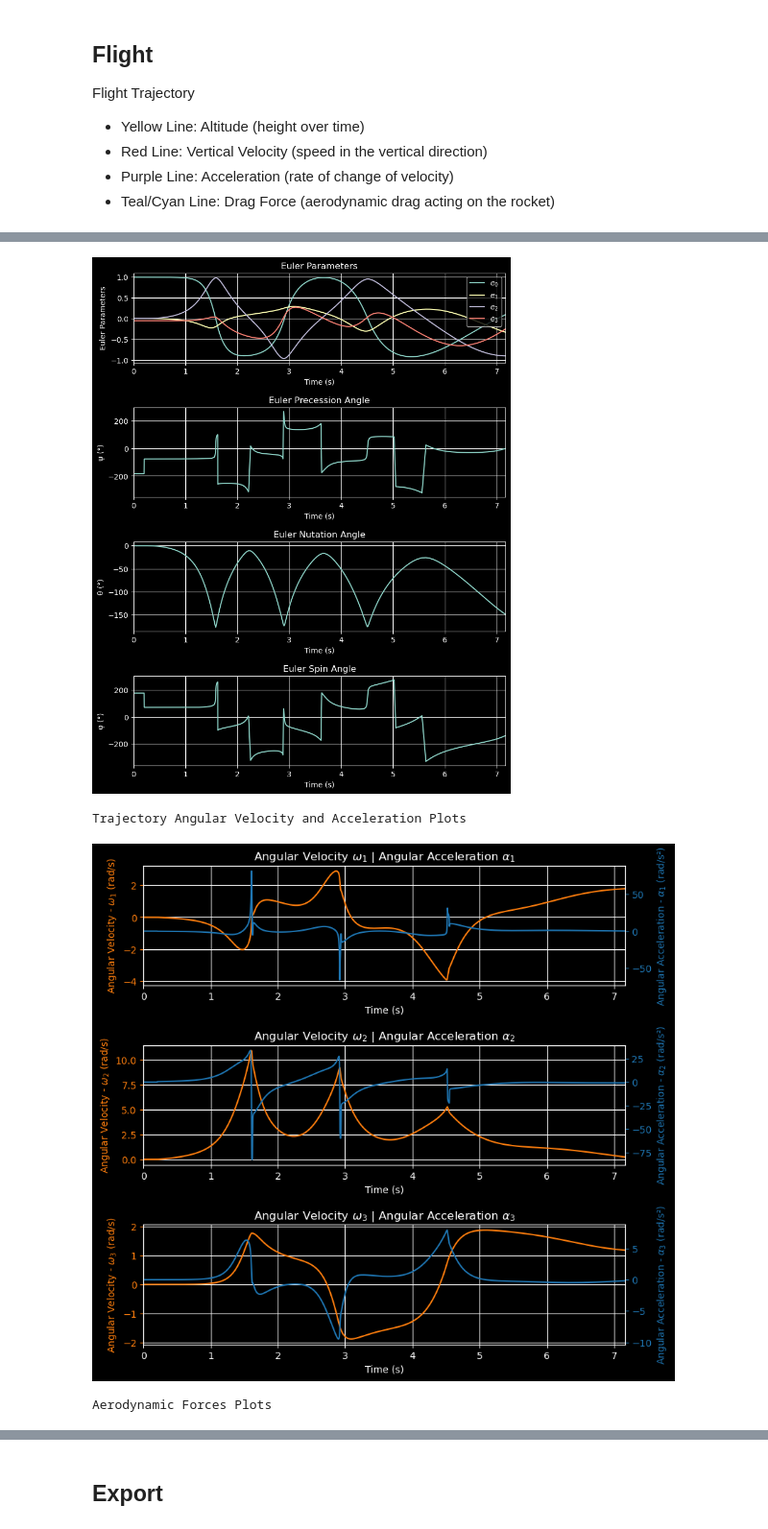
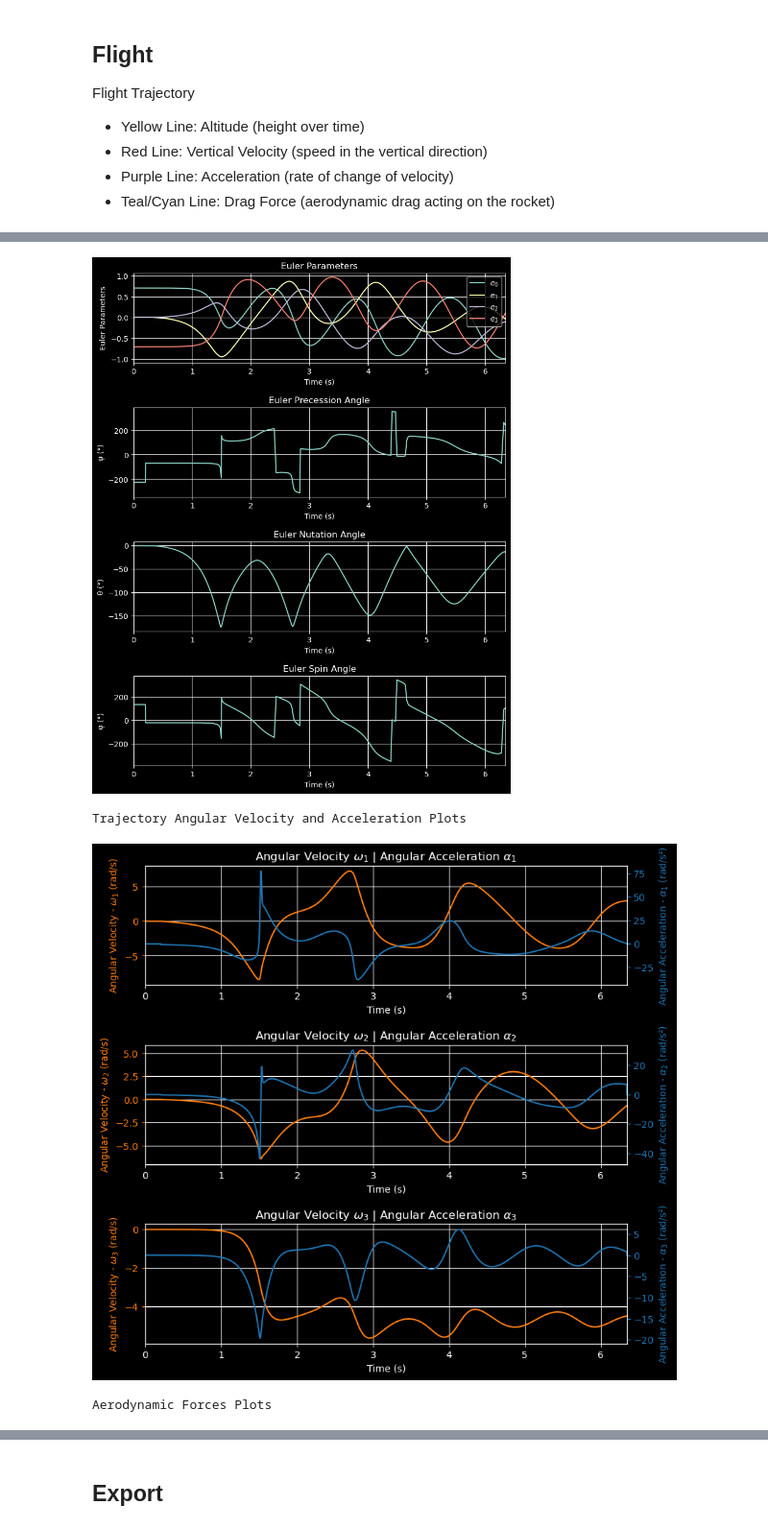
Before and after one commit to ULAS-HiPR/RocketPy, a Jupyter notebook: IRW24/Sionna.ipynb, the cells around one changed output, grey strips where cells are left out. Shown at 96% size. Saved outputs shown, nothing was run; the diff lists cells and outputs as text; code cells hidden in the pictures.

```diff
--- a/IRW24/Sionna.ipynb
+++ b/IRW24/Sionna.ipynb
@@ -217,7 +217,7 @@ flight = Flight(
     environment=env,
     rail_length=2,  # meters
     inclination=90,  # launch rail (in degrees)
-    heading=6,  # launch rail (in degrees)
+    heading=90,  # launch rail (in degrees)
 )
 flight.all_info()
 # %% [output]
@@ -246,5 +246,5 @@ Angular Position Plots
 Path, Attitude and Lateral Attitude Angle plots
-[figure, old version]
+[figure, new version]
 Trajectory Angular Velocity and Acceleration Plots
-[figure, old version]
+[figure, new version]
 Aerodynamic Forces Plots
```
Also changed, not shown: parts of 2 cells of this notebook.
